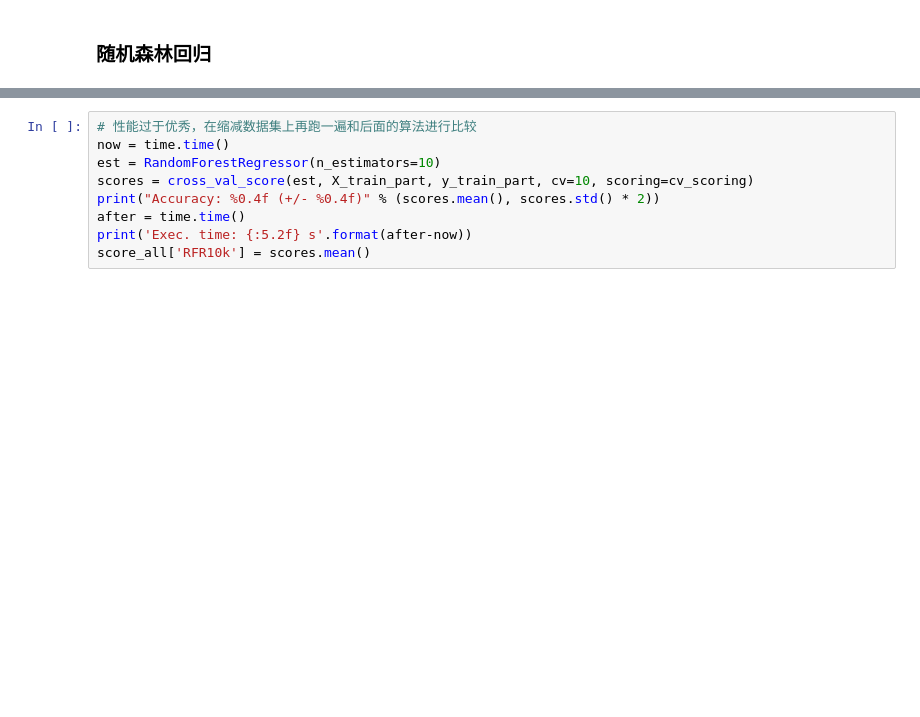
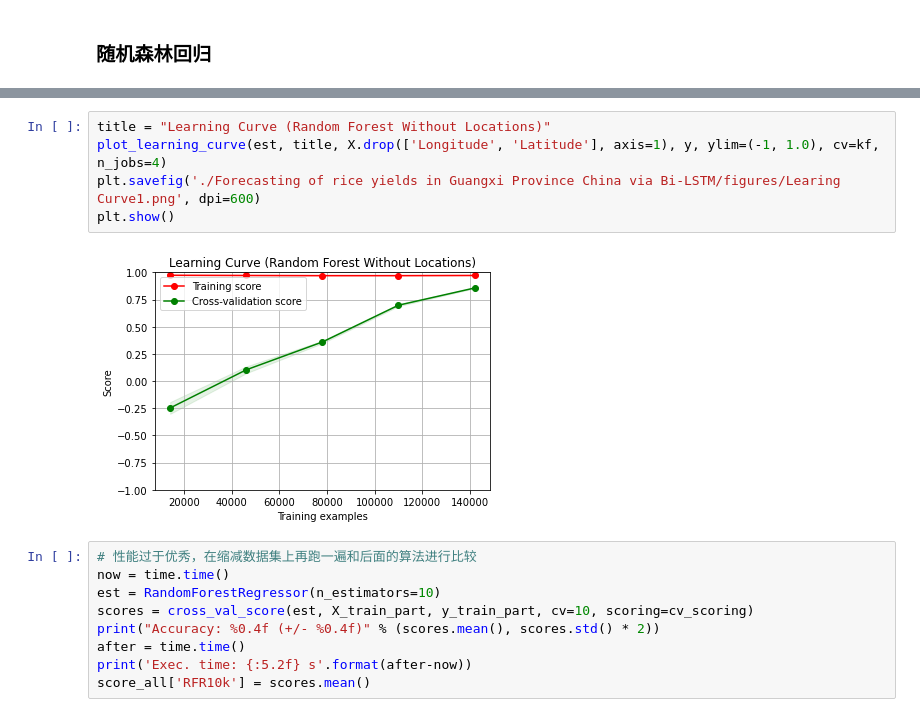
Before and after one commit to aoba98/bishe, a Jupyter notebook: 美国小麦.ipynb, the cells around one changed output, grey strips where cells are left out. Cells and saved outputs as stored; diff of their text form; blank space fills up the shorter version.

```diff
--- a/美国小麦.ipynb
+++ b/美国小麦.ipynb
@@ -1307,3 +1307,10 @@ Exec. time: 24.73 s
+# %%
+title = "Learning Curve (Random Forest Without Locations)"
+plot_learning_curve(est, title, X.drop(['Longitude', 'Latitude'], axis=1), y, ylim=(-1, 1.0), cv=kf, n_jobs=4)
+plt.savefig('./Forecasting of rice yields in Guangxi Province China via Bi-LSTM/figures/Learing Curve1.png', dpi=600)
+plt.show()
+# %% [output]
+[figure, added]
 # %%
 # 性能过于优秀，在缩减数据集上再跑一遍和后面的算法进行比较
 now = time.time()
```
Also changed, not shown: parts of 5 cells of this notebook, 11 other files.
